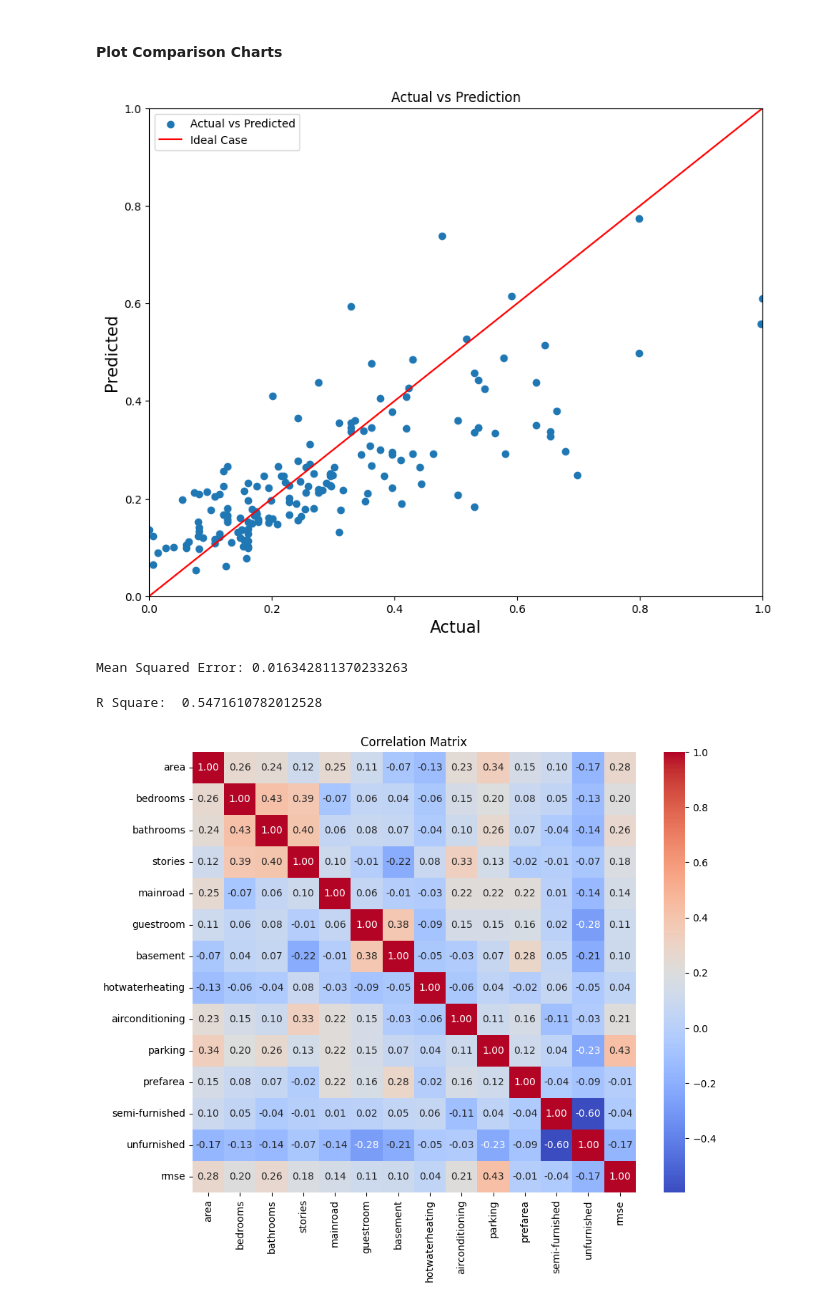
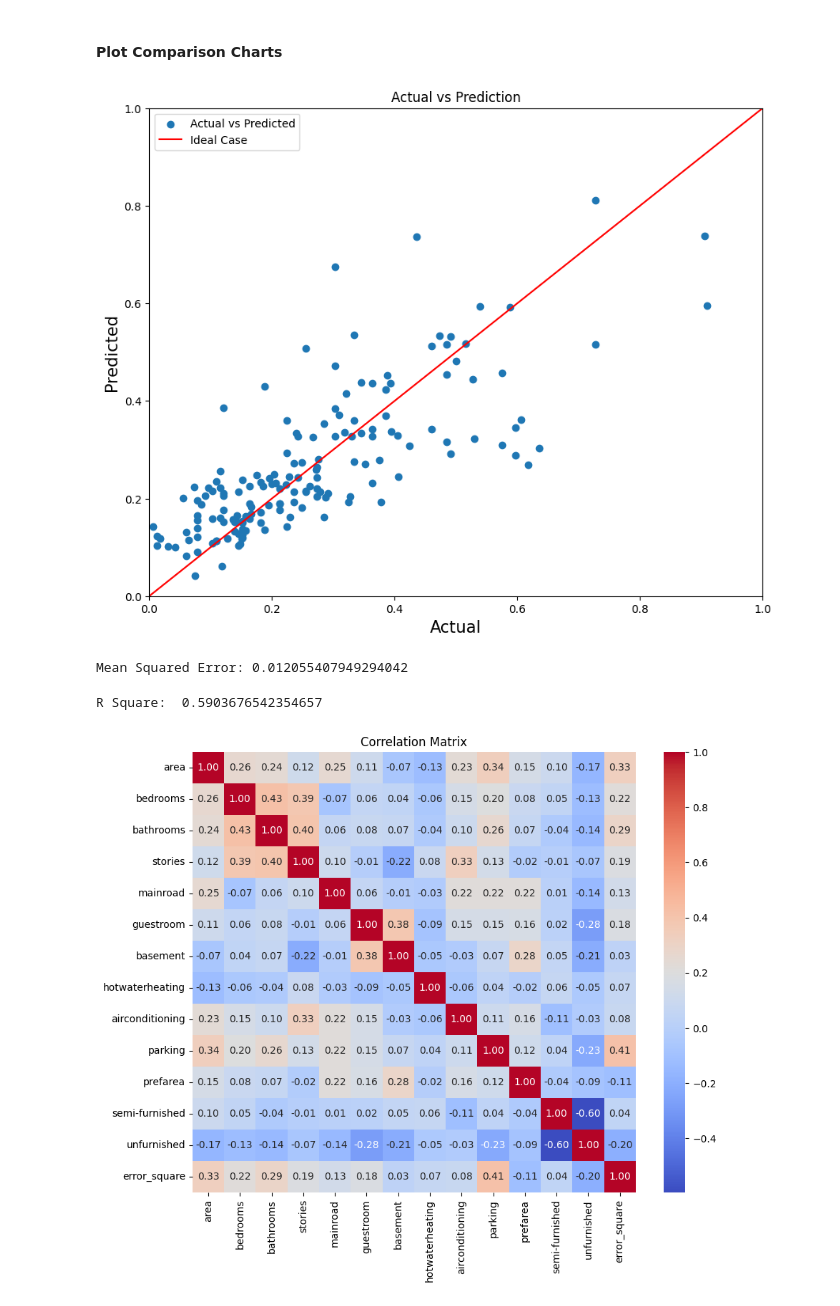
Before and after one commit to efrainmpp1/MachineLearning_And_DataMining, a Jupyter notebook: ExerciseList1/Infer_Price_of_House_by_RandomForest.ipynb, the cells around one changed output. Drawn from its saved outputs; the diff is of its cells as text; code cells hidden in the pictures.

```diff
--- a/ExerciseList1/Infer_Price_of_House_by_RandomForest.ipynb
+++ b/ExerciseList1/Infer_Price_of_House_by_RandomForest.ipynb
@@ -272,3 +279,6 @@ This ensures that both the training and test data are on the same scale, which i
 scaler = MinMaxScaler()
 # %%
 col_to_scale = ['area', 'bedrooms', 'bathrooms', 'stories', 'parking', 'price']
+# %%
+# Aplicar fit() aos dados de treinamento
+scaler.fit(df_train[col_to_scale])
@@ -275,5 +287,5 @@ col_to_scale = ['area', 'bedrooms', 'bathrooms', 'stories', 'parking', 'price']
 # %%
-df_train[col_to_scale] = scaler.fit_transform(df_train[col_to_scale])
+df_train[col_to_scale] = scaler.transform(df_train[col_to_scale])
 # %%
 df_train.head()
 # %% [output]
@@ -284,7 +296,7 @@ df_train.head()
 | 35 | 0.548133 | 0.454417 | 0.4 | 0.5 | 1.000000 | 1 | 0 | 0 | 0 | ... |
 | 28 | 0.575758 | 0.538015 | 0.8 | 0.5 | 0.333333 | 1 | 0 | 1 | 1 | ... |
 # %%
-df_test[col_to_scale] = scaler.fit_transform(df_test[col_to_scale])
+df_test[col_to_scale] = scaler.transform(df_test[col_to_scale])
 df_test.head()
 # %% [output]
 |  | price | area | bedrooms | bathrooms | stories | mainroad | guestroom | basement | hotwaterheating | ... |
@@ -336,8 +350,8 @@ data_frame_validation.head(10)
 def calculate_error_square(actual_value , prediction_value):
   return (actual_value - prediction_value)**2
 # %%
-df_to_correlation_with_rmse = df_test
-df_to_correlation_with_rmse['rmse'] = calculate_error_square(data_frame_validation['actual'].values , data_frame_validation['predicted'].values )
-df_to_correlation_with_rmse.head()
+df_to_correlation_with_error_square = df_test
+df_to_correlation_with_error_square['error_square'] = calculate_error_square(data_frame_validation['actual'].values , data_frame_validation['predicted'].values )
+df_to_correlation_with_error_square.head()
 # %% [output]
 |  | area | bedrooms | bathrooms | stories | mainroad | guestroom | basement | hotwaterheating | ... |
@@ -375,25 +389,25 @@ plt.legend()
 # Show the plot
 plt.show()
 # %% [output]
-[figure, old version]
+[figure, new version]
 # %%
 mse = mean_squared_error(y_test, y_pred)
 print("Mean Squared Error:", mse)
 # %% [output]
-Mean Squared Error: 0.016342811370233263
+Mean Squared Error: 0.012055407949294042
 # %%
 r2 = r2_score(y_test,y_pred)
 print("R Square: " , r2)
 # %% [output]
-R Square:  0.5471610782012528
+R Square:  0.5903676542354657
 # %%
 # Create a correlation matrix
-correlation_matrix_with_error = df_to_correlation_with_rmse.corr()
+correlation_matrix_with_error = df_to_correlation_with_error_square.corr()
 
 # Plot the correlation matrix using a heatmap
 plt.figure(figsize=(10, 8))
 sns.heatmap(correlation_matrix_with_error, annot=True, cmap='coolwarm', fmt=".2f")
 plt.title('Correlation Matrix')
 plt.show()
 # %% [output]
-[figure, old version]
+[figure, new version]
```
Also changed, not shown: parts of 10 cells of this notebook.
